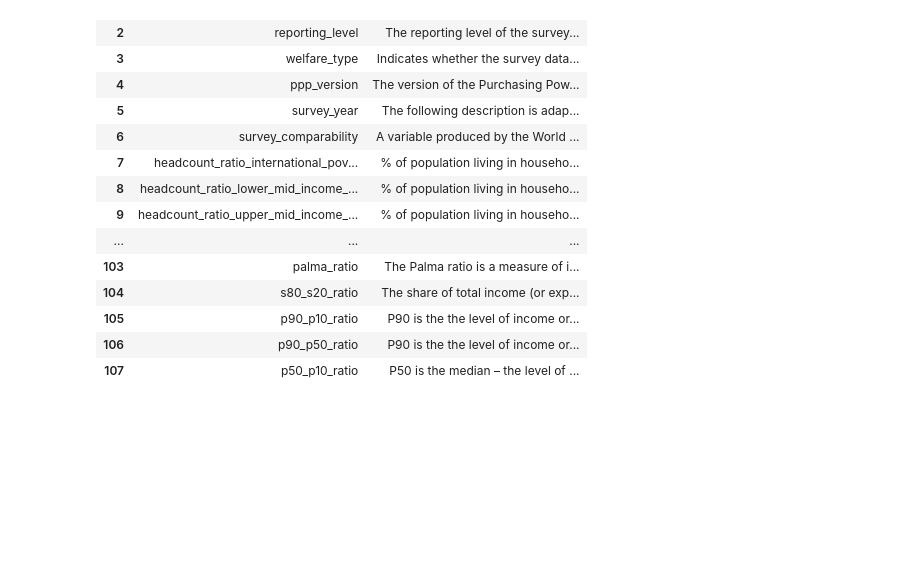
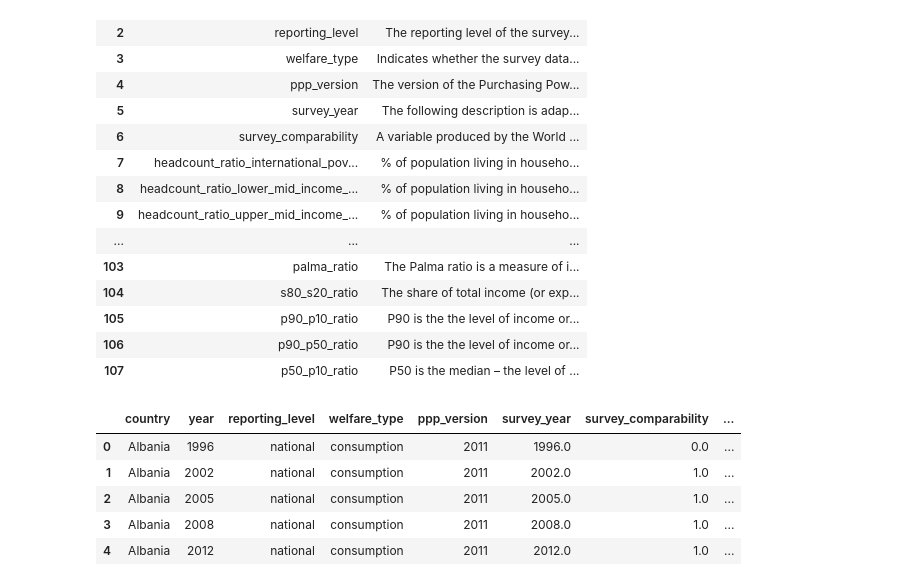
Before and after one commit to AiJared/Global-Poverty-And-Inequality, a Jupyter notebook: Gobal Poverty and Inequality.ipynb, the cells around one changed output. Cells and saved outputs as stored; diff of their text form; code cells hidden in the pictures; blank space fills up the shorter version.

Commit message:
load the dataset

```diff
--- a/Gobal Poverty and Inequality.ipynb
+++ b/Gobal Poverty and Inequality.ipynb
@@ -33,3 +33,15 @@ data_info
 | 105 | p90_p10_ratio | P90 is the the level of income or... |
 | 106 | p90_p50_ratio | P90 is the the level of income or... |
 | 107 | p50_p10_ratio | P50 is the median – the level of ... |
+# %%
+# load the dataset
+dataset = pd.read_csv("pip_dataset.csv")
+df = pd.DataFrame(dataset)
+df.head()
+# %% [output]
+|  | country | year | reporting_level | welfare_type | ppp_version | survey_year | survey_comparability | ... |
+| 0 | Albania | 1996 | national | consumption | 2011 | 1996.0 | 0.0 | ... |
+| 1 | Albania | 2002 | national | consumption | 2011 | 2002.0 | 1.0 | ... |
+| 2 | Albania | 2005 | national | consumption | 2011 | 2005.0 | 1.0 | ... |
+| 3 | Albania | 2008 | national | consumption | 2011 | 2008.0 | 1.0 | ... |
+| 4 | Albania | 2012 | national | consumption | 2011 | 2012.0 | 1.0 | ... |
```
